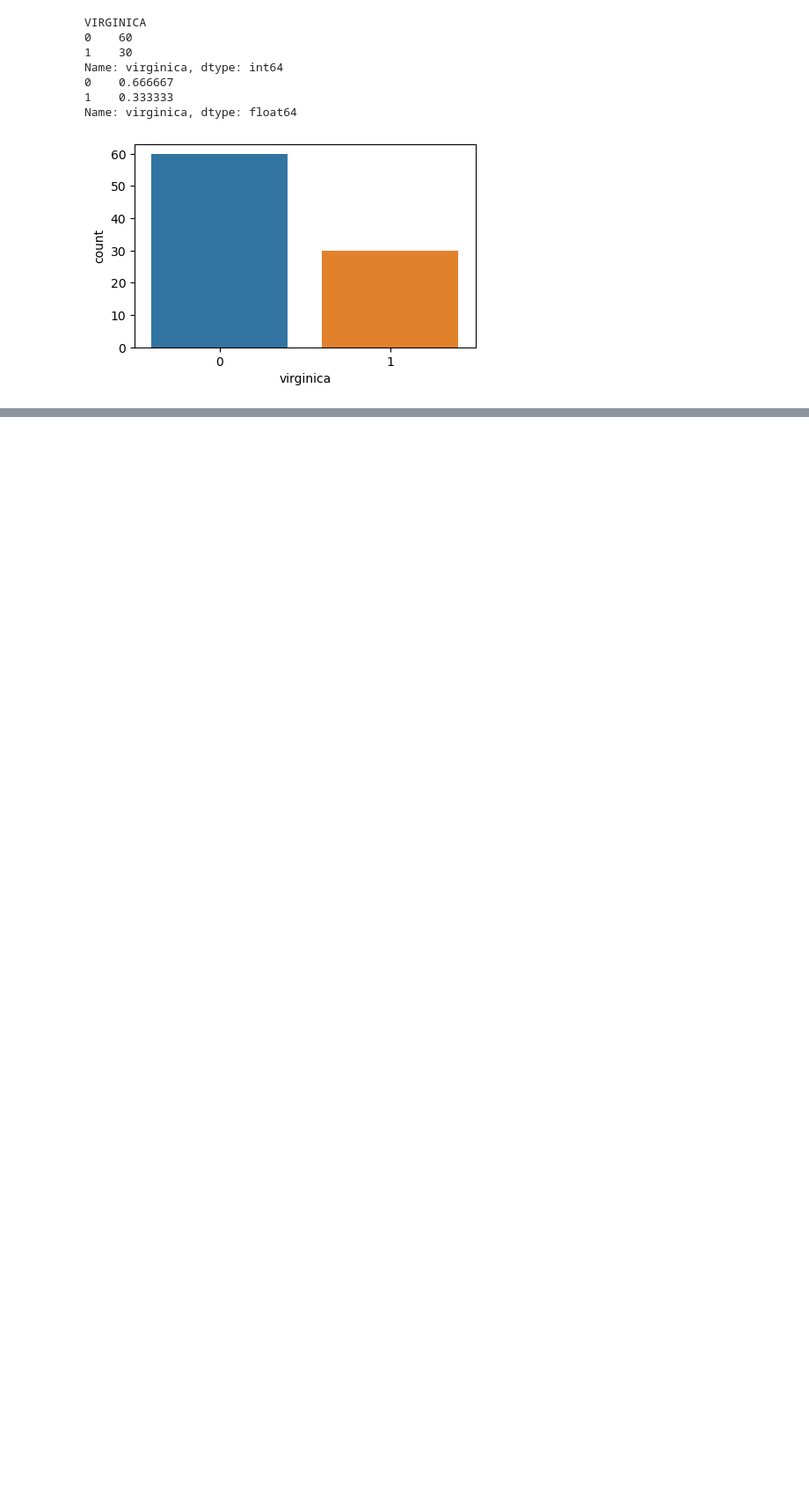
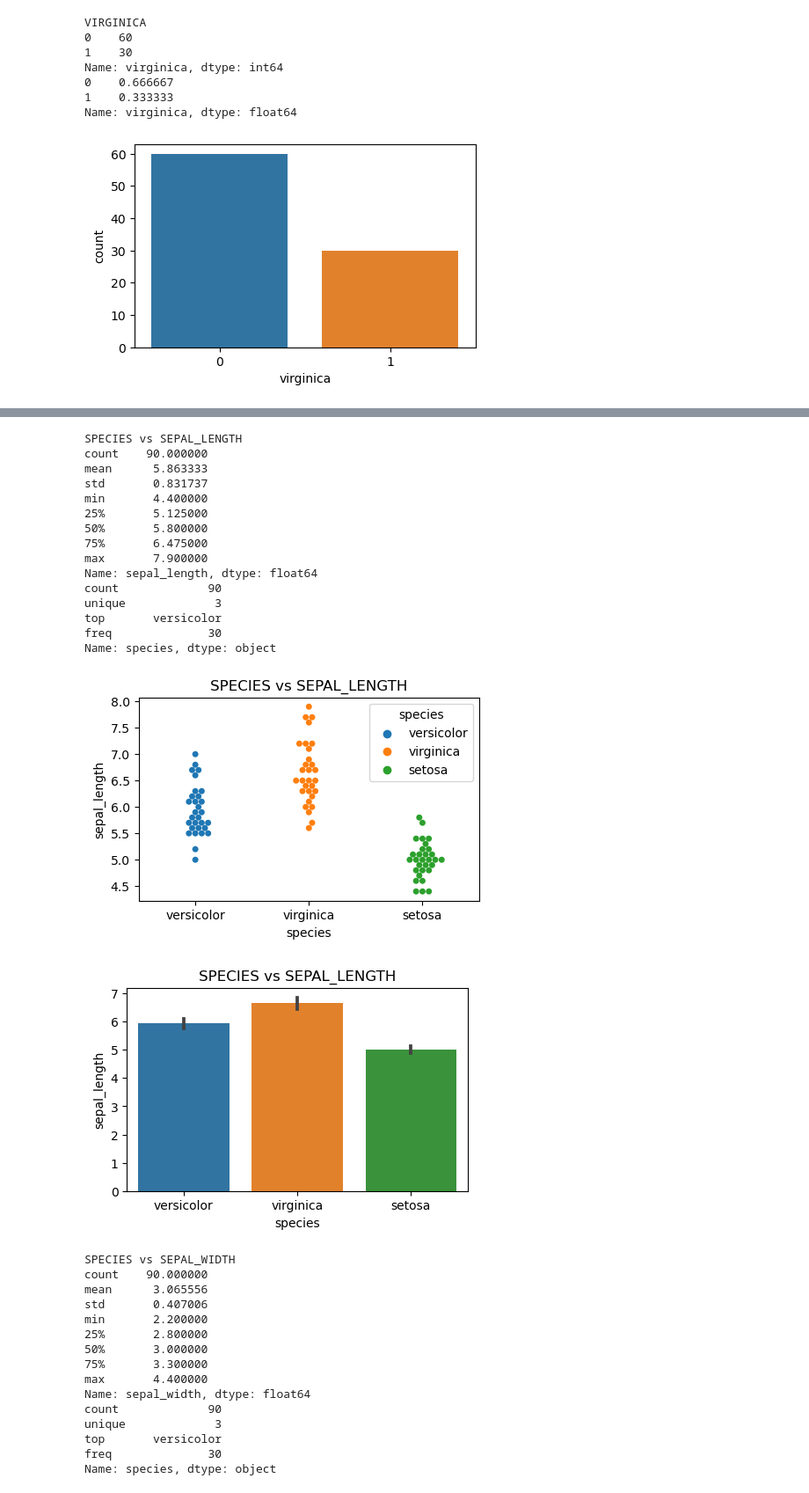
Before and after one commit to MigashaneVictoire/classification-exercises, a Jupyter notebook: classification_exercises.ipynb, the cells around one changed output, grey strips where cells are left out. Shown at 88% size. Cells and saved outputs as stored; diff of their text form; code cells hidden in the pictures; blank space fills up the shorter version.

```diff
--- a/classification_exercises.ipynb
+++ b/classification_exercises.ipynb
@@ -1760,0 +1642,11 @@ we can reject null hypothesis
+# %%
+# get combination of all columns paired with the target column
+columns = train.columns[1:-3]
+
+target = "species"
+combinations = []
+
+for element in columns:
+    combinations.append((target, element))
+
+combinations
@@ -1760,0 +1658,51 @@ we can reject null hypothesis
+# %%
+for col in combinations:
+    # descriptive statistics
+    print(col[0].upper(), "vs", col[1].upper())
+    print(train[col[1]].describe())
+    print(train[col[0]].describe())
+
+    # first figure
+    plt.figure(figsize=(5,3))
+    sns.swarmplot(x=train[col[0]], y=train[col[1]], hue=train[col[0]])
+    plt.title(f"{col[0].upper()} vs {col[1].upper()}")
+    plt.show()
+
+    # second figure
+    plt.figure(figsize=(5,3))
+    sns.barplot(x=train[col[0]], y=train[col[1]])
+    plt.title(f"{col[0].upper()} vs {col[1].upper()}")
+    plt.show()
+# %% [output]
+SPECIES vs SEPAL_LENGTH
+count    90.000000
+mean      5.863333
+std       0.831737
+min       4.400000
+25%       5.125000
+50%       5.800000
+75%       6.475000
+max       7.900000
+Name: sepal_length, dtype: float64
+count             90
+unique             3
+top       versicolor
+freq              30
+Name: species, dtype: object
+[figure, added]
+[figure, added]
+SPECIES vs SEPAL_WIDTH
+count    90.000000
+mean      3.065556
+std       0.407006
+min       2.200000
+25%       2.800000
+50%       3.000000
+75%       3.300000
+max       4.400000
+Name: sepal_width, dtype: float64
+count             90
+unique             3
+top       versicolor
+freq              30
+Name: species, dtype: object
```
Also changed, not shown: parts of 47 cells of this notebook.
